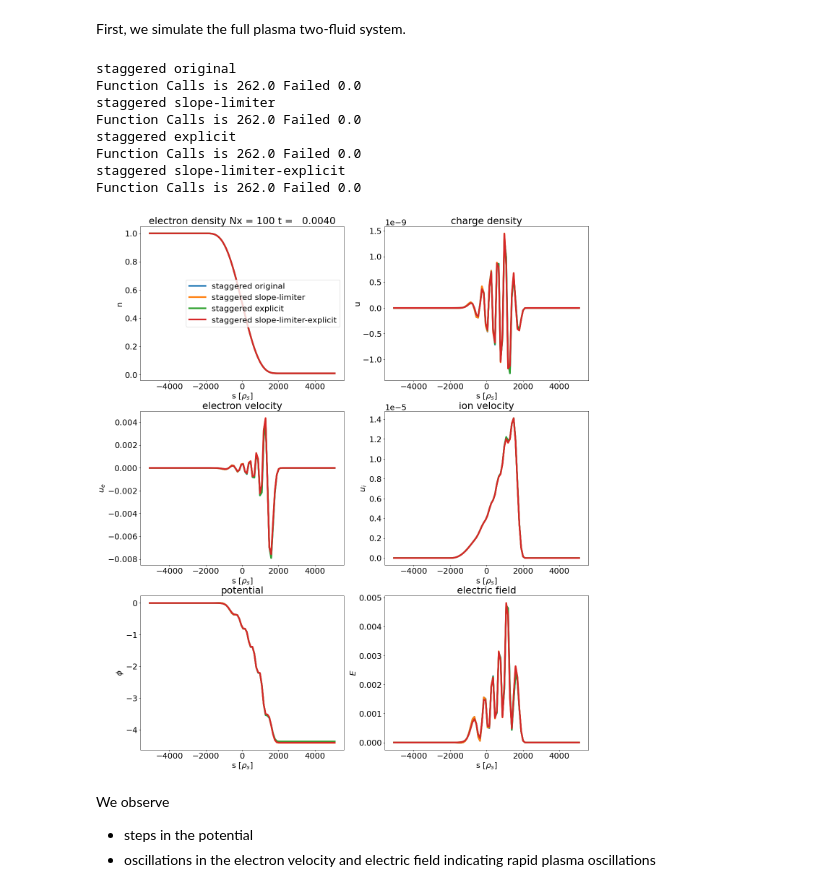
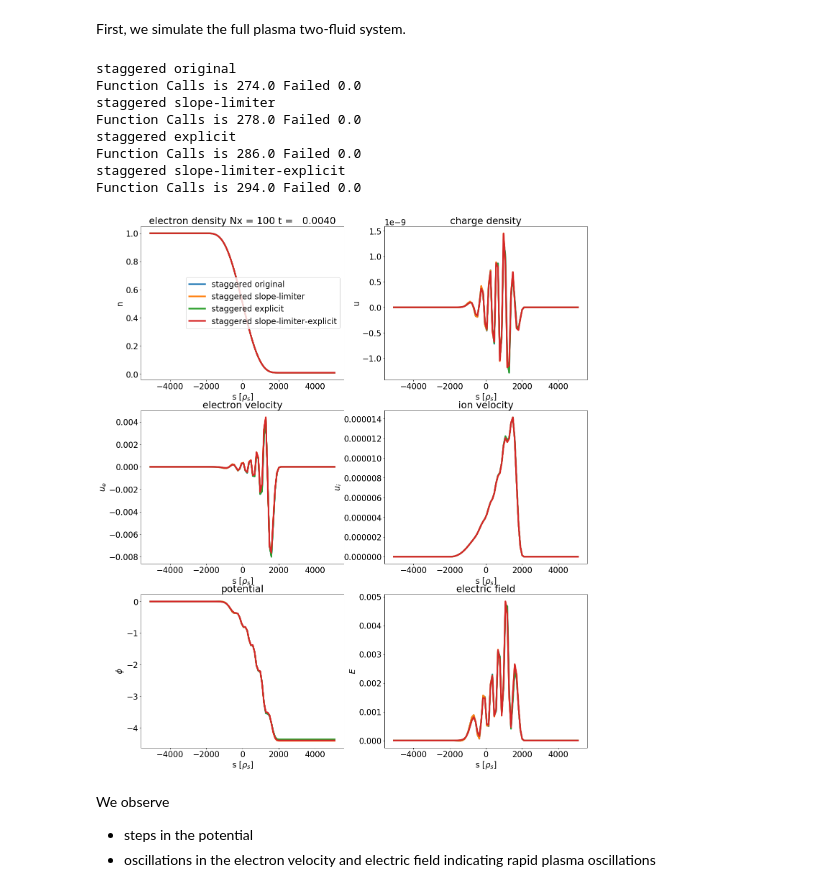
Before and after one commit to mwiesenberger/advection, a Jupyter notebook: OneDimensional.ipynb, the cells around one changed output. Saved outputs shown, nothing was run; the diff lists cells and outputs as text; code cells hidden in the pictures.

```diff
--- a/OneDimensional.ipynb
+++ b/OneDimensional.ipynb
@@ -531,14 +531,14 @@ for p in [
     {"type" : "velocity-staggered", "variant" : "explicit", "ls" : "b:"},
     {"type" : "velocity-staggered", "variant" : "slope-limiter-explicit", "ls" : "b--"},
     {"type" : "velocity-staggered", "variant" : "slope-limiter", "ls" : "b--"},
-    {"type" : "velocity-unstaggered", "variant" : "explicit", "ls" : "k:"},
-    {"type" : "velocity-unstaggered", "variant" : "slope-limiter", "ls" : "k--"},
+#    {"type" : "velocity-unstaggered", "variant" : "explicit", "ls" : "k:"},
+#    {"type" : "velocity-unstaggered", "variant" : "slope-limiter", "ls" : "k--"},
 #     {"type" : "centered", "ls" : "m--"},
 #     {"type" : "staggered-direct", "ls" : "y--"},
-    {"type" : "log-staggered", "ls" : "o:", "variant": "explicit"},
-    {"type" : "log-staggered", "ls" : "o--", "variant": "slope-limiter"},
-    {"type" : "upwind", "ls" : "r--"},
-    {"type" : "upwind2", "ls" : "r:"},
+#    {"type" : "log-staggered", "ls" : "o:", "variant": "explicit"},
+#    {"type" : "log-staggered", "ls" : "o--", "variant": "slope-limiter"},
+#    {"type" : "upwind", "ls" : "r--"},
+#    {"type" : "upwind2", "ls" : "r:"},
          ] :
     params = make_navier_stokes_input()
     params["grid"]["Nx"]= 200
@@ -1167,40 +1173,40 @@ First, we simulate the full plasma two-fluid system.
 # %%
 p_list = []
 for p in [
     {"type" : "staggered", "variant" : "original"},
-    {"type" : "staggered", "variant" : "slope-limiter"},
-    {"type" : "staggered", "variant" : "explicit"},
-    {"type" : "staggered", "variant" : "slope-limiter-explicit"},
+   {"type" : "staggered", "variant" : "slope-limiter"},
+   {"type" : "staggered", "variant" : "explicit"},
+   {"type" : "staggered", "variant" : "slope-limiter-explicit"},
 #     {"type" : "centered"},
          ] :
     params = make_plasma_input(table)
     params["init"]["alpha"] = 0.4
     params["init"]["n_r"] = 0.01
     params["grid"]["Nx"]= 100
     params["output"]["tend"] =4e-3 #1e-4 to 1e-2
     params["timestepper"]["type"] = "ARK"
     params["timestepper"]["tableau"]  = "ARK-4-2-3"
     params["poisson"]["eps"]= 1e-12
     params["poisson"]["type"] = "bicgstab"
     #params["physical"]["mu"] = -1
-#     params["physical"]["nu_u"] = [0.,0.]
+    params["physical"]["nu_u"] = [0.,0.]
     params["physical"]["tau"] = 0.
     params["physical"]["type"] = "original"
     params["advection"] = p
     params["timestepper"]["rtol"] = 1e-5
 
     p_list.append(params)
 plot_plasma(p_list)
 # %% [output]
 staggered original
-Function Calls is 262.0 Failed 0.0
+Function Calls is 274.0 Failed 0.0
 staggered slope-limiter
-Function Calls is 262.0 Failed 0.0
+Function Calls is 278.0 Failed 0.0
 staggered explicit
-Function Calls is 262.0 Failed 0.0
+Function Calls is 286.0 Failed 0.0
 staggered slope-limiter-explicit
-Function Calls is 262.0 Failed 0.0
+Function Calls is 294.0 Failed 0.0
-[figure, old version]
+[figure, new version]
 # %% [markdown]
 We observe
 - steps in the potential
```
Also changed, not shown: parts of 13 cells of this notebook, 2 other files.
